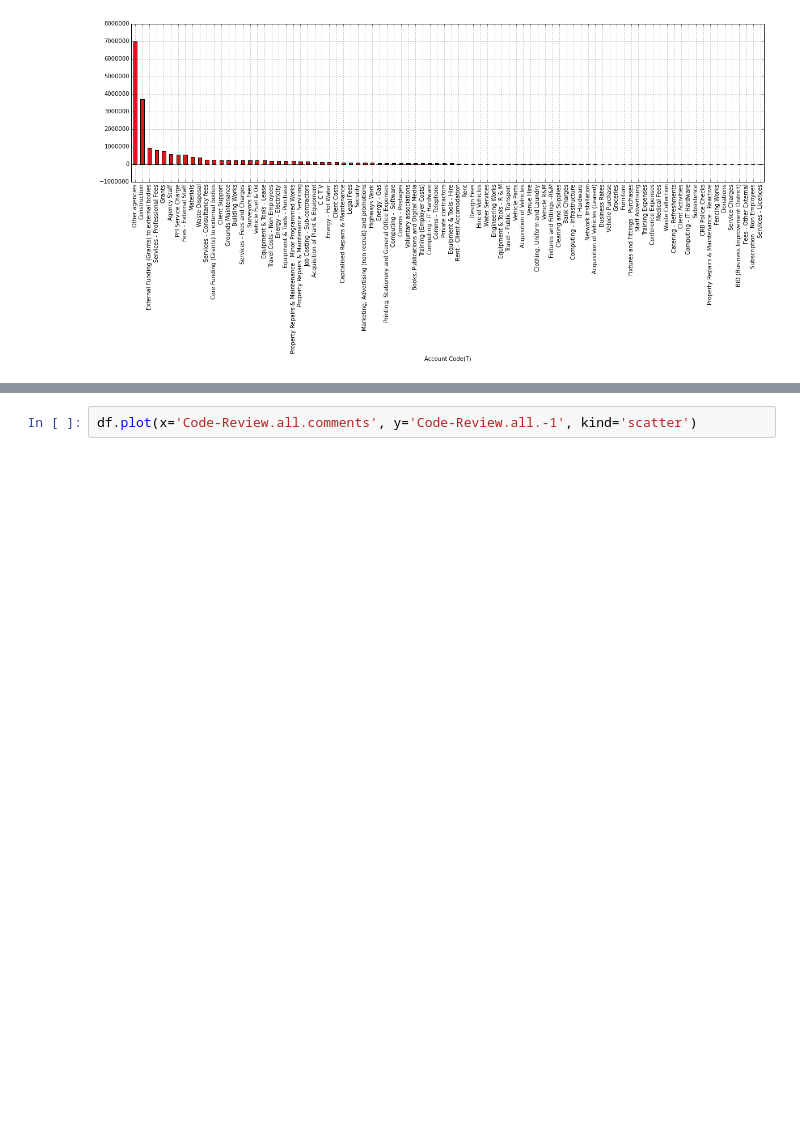
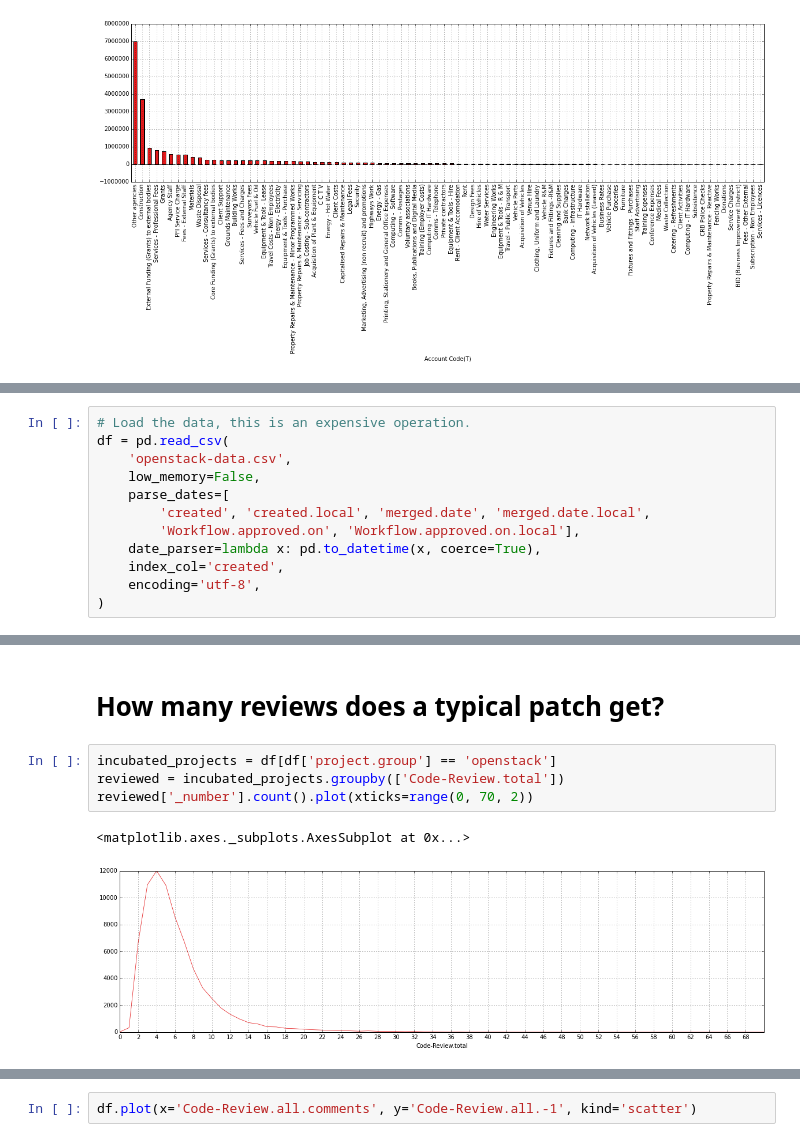
Before and after one commit to d0ugal/metareview, a Jupyter notebook: presentation.ipynb, the cells around one changed output, grey strips where cells are left out. Drawn from its saved outputs; the diff is of its cells as text; blank space fills up the shorter version.

```diff
--- a/presentation.ipynb
+++ b/presentation.ipynb
@@ -353,0 +193,12 @@ by_group['Code-Review.total'].aggregate([np.mean, np.std]).plot(kind='bar')
+# %%
+# Load the data, this is an expensive operation.
+df = pd.read_csv(
+    'openstack-data.csv',
+    low_memory=False,
+    parse_dates=[
+        'created', 'created.local', 'merged.date', 'merged.date.local',
+        'Workflow.approved.on', 'Workflow.approved.on.local'],
+    date_parser=lambda x: pd.to_datetime(x, coerce=True),
+    index_col='created',
+    encoding='utf-8',
+)
@@ -353,0 +212,9 @@ by_group['Code-Review.total'].aggregate([np.mean, np.std]).plot(kind='bar')
+# %% [markdown]
+# How many reviews does a typical patch get?
+# %%
+incubated_projects = df[df['project.group'] == 'openstack']
+reviewed = incubated_projects.groupby(['Code-Review.total'])
+reviewed['_number'].count().plot(xticks=range(0, 70, 2))
+# %% [output]
+<matplotlib.axes._subplots.AxesSubplot at 0x...>
+[figure, added]
```
Also changed, not shown: parts of 77 cells of this notebook, 2 other files.
